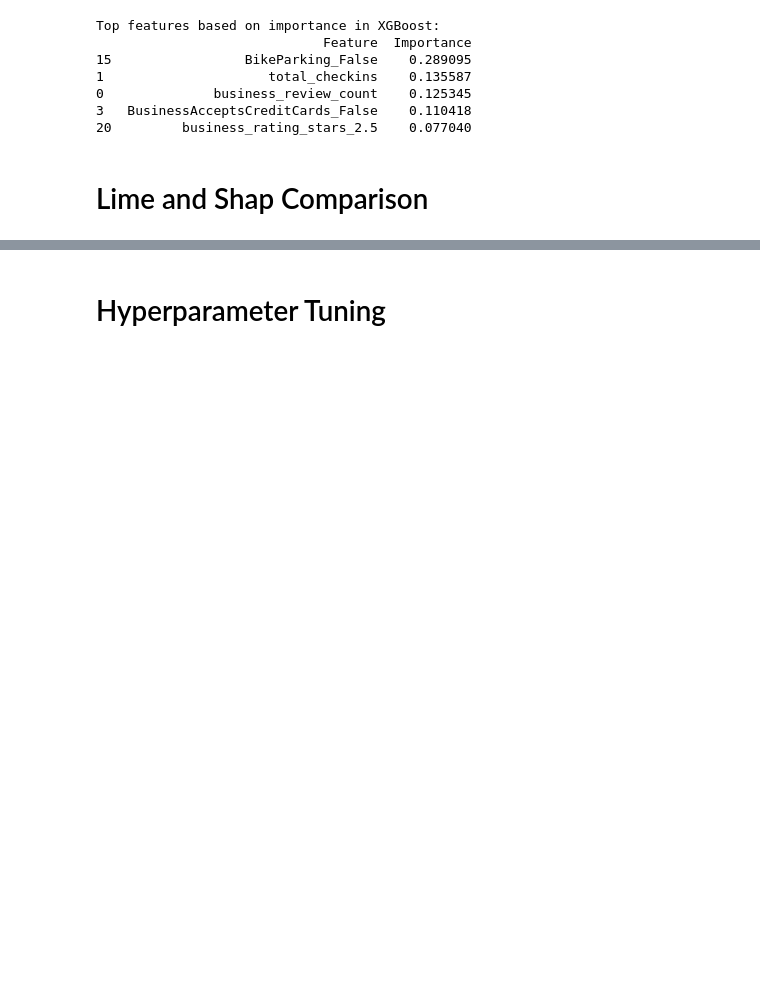
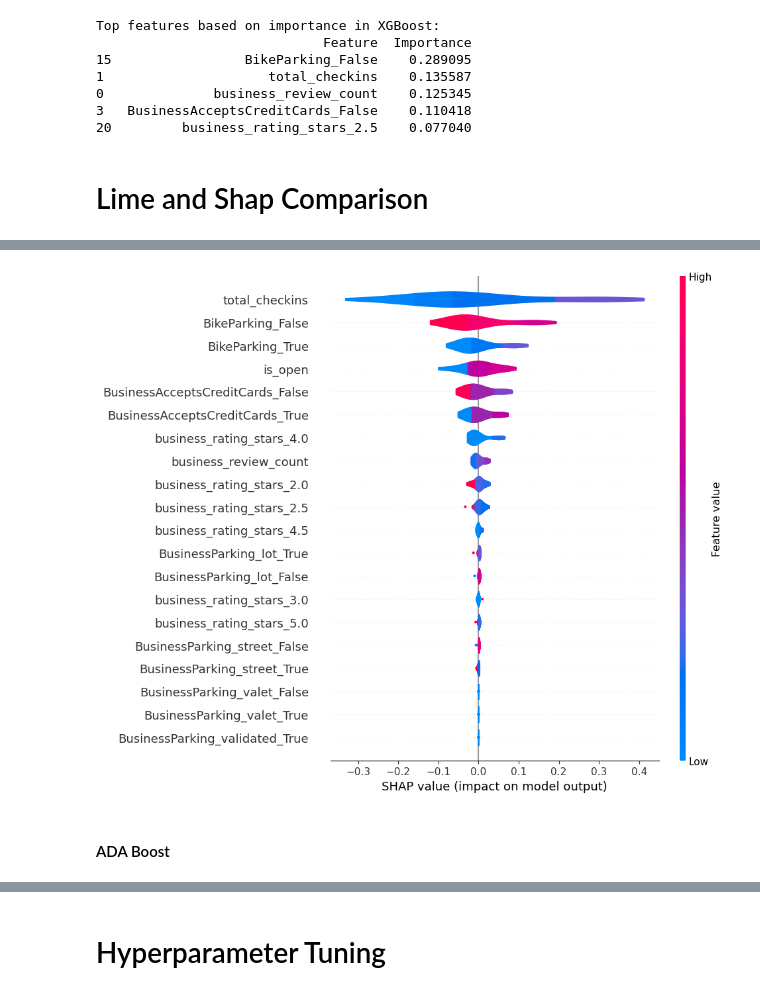
Before and after one commit to Chalithya/AISC2000_Group_01, a Jupyter notebook: ML2_Group_Assignment_1_Group_Trees 3.ipynb, the cells around one changed output, grey strips where cells are left out. Cells and saved outputs as stored; diff of their text form; code cells hidden in the pictures; blank space fills up the shorter version.

```diff
--- a/ML2_Group_Assignment_1_Group_Trees 3.ipynb
+++ b/ML2_Group_Assignment_1_Group_Trees 3.ipynb
@@ -1265,0 +1334,9 @@ Top features based on importance in XGBoost:
+# %%
+shap_explainer = shap.Explainer(rf_model, x_train_encoded.head(10))
+shap_values =  shap_explainer(x_train_encoded.head(10))
+# %%
+shap.plots.violin(shap_values[:,:,1])
+# %% [output]
+[figure, added]
+# %% [markdown]
+#### ADA Boost
```
Also changed, not shown: parts of 32 cells of this notebook.
